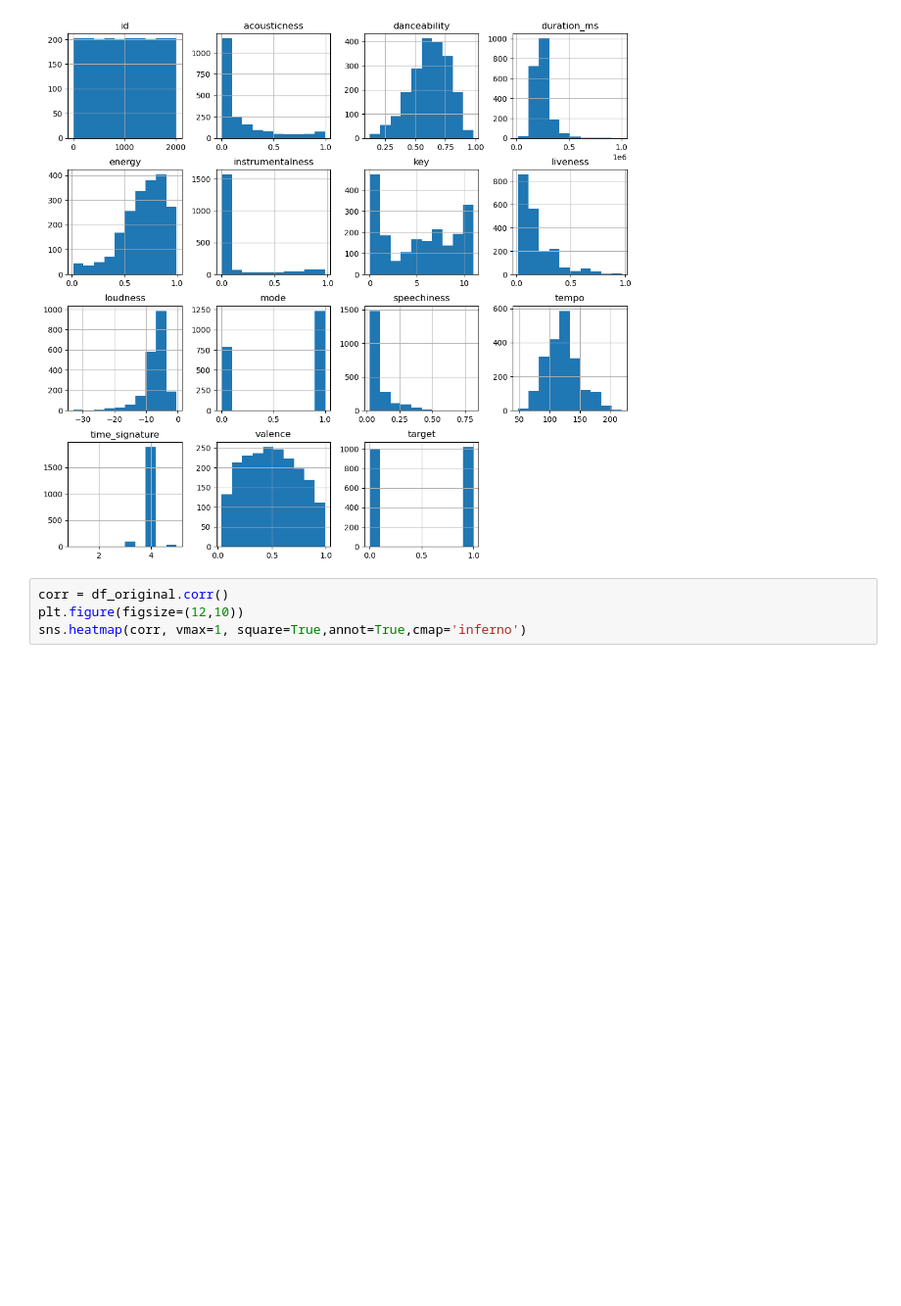
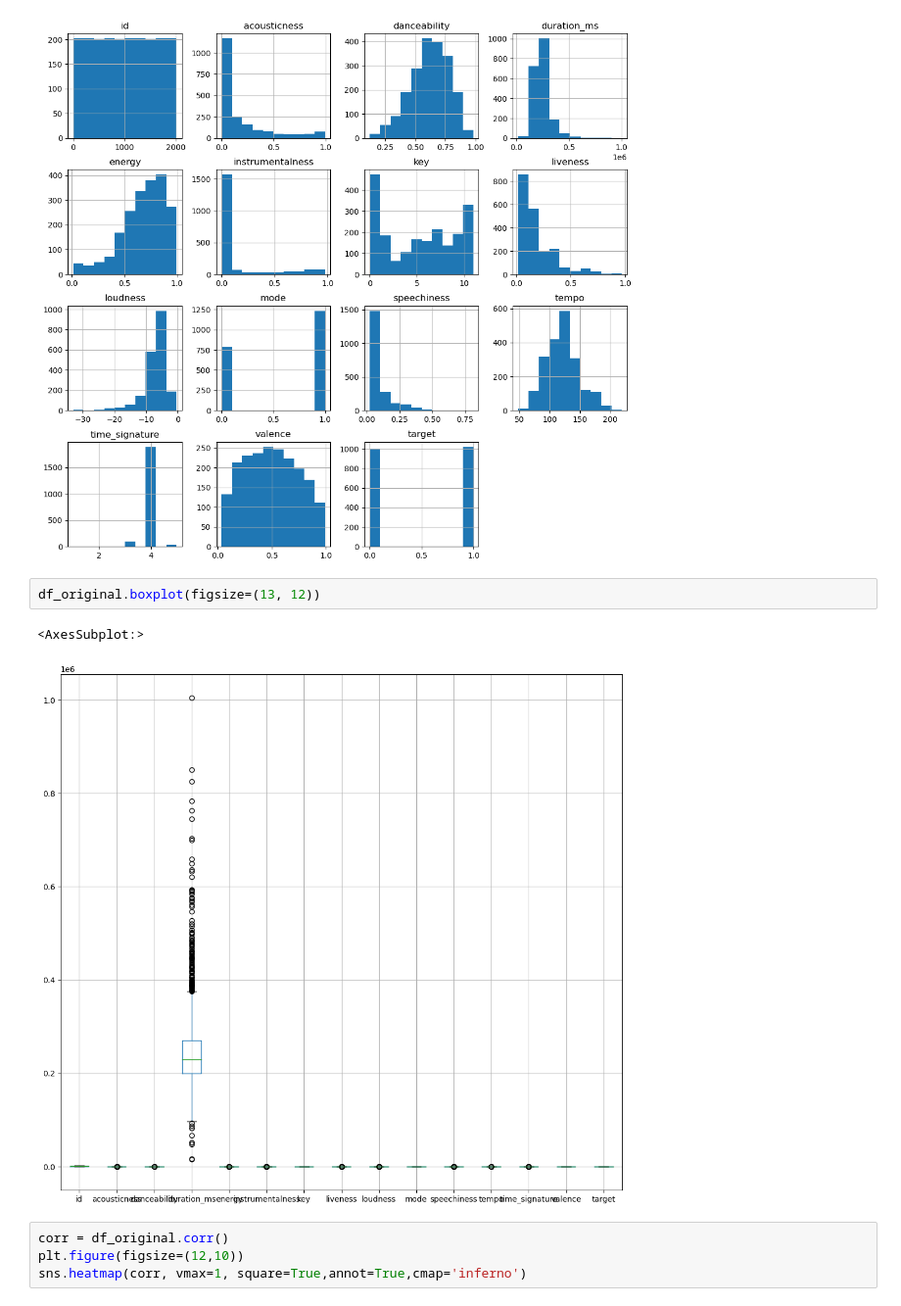
Before and after one commit to dougbatista/fiap, a Jupyter notebook: Deep learning/Notebooks/Ex_3.ipynb, the cells around one changed output. Shown at 98% size. Saved outputs shown, nothing was run; the diff lists cells and outputs as text; blank space fills up the shorter version.

```diff
--- a/Deep learning/Notebooks/Ex_3.ipynb
+++ b/Deep learning/Notebooks/Ex_3.ipynb
@@ -122,6 +122,11 @@ array([[<AxesSubplot:title={'center':'id'}>,
         <AxesSubplot:title={'center':'target'}>, <AxesSubplot:>]],
       dtype=object)
 [figure]
+# %%
+df_original.boxplot(figsize=(13, 12))
+# %% [output]
+<AxesSubplot:>
+[figure, added]
 # %%
 corr = df_original.corr()
 plt.figure(figsize=(12,10))
```
Also changed, not shown: parts of 8 cells of this notebook, 6 other files.
